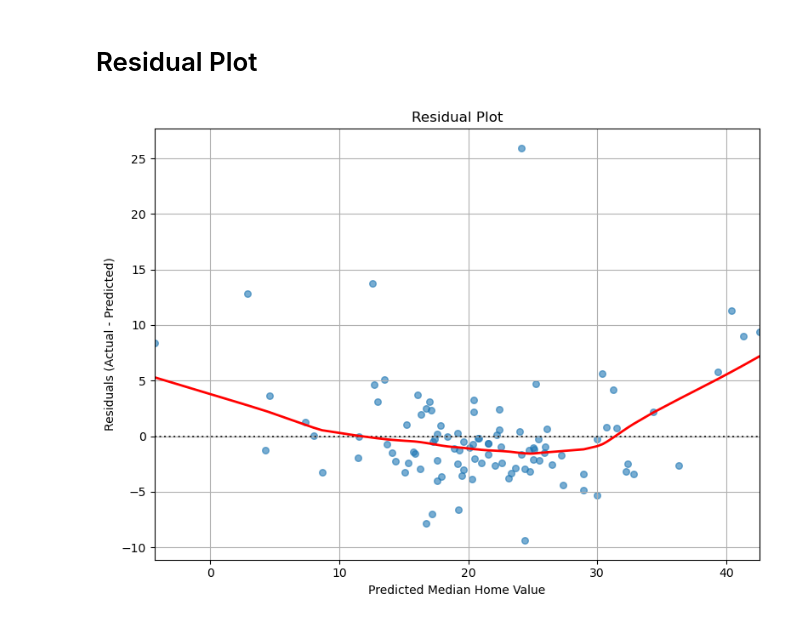
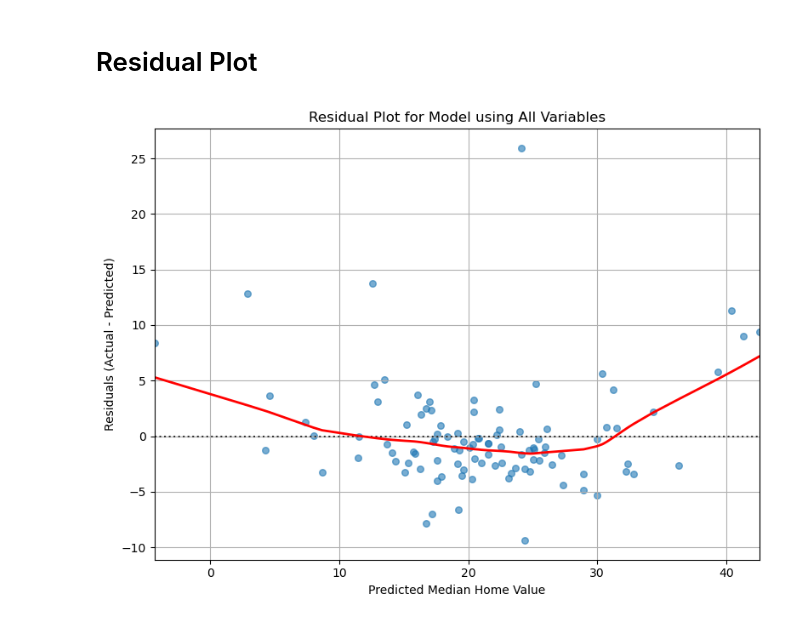
Before and after one commit to yzhao2433/LoanDelinquencyProject, a Jupyter notebook: HW1.ipynb, the cells around one changed output. Saved outputs shown, nothing was run; the diff lists cells and outputs as text; code cells hidden in the pictures.

```diff
--- a/HW1.ipynb
+++ b/HW1.ipynb
@@ -623,17 +634,17 @@ plt.show()
 # %%
 residuals = y_test - y_pred
 plt.figure(figsize=(8,6))
 sns.residplot(x=y_pred, y=residuals, lowess=True,
               scatter_kws={'alpha': 0.6, 's': 30},
               line_kws={'color': 'red', 'lw': 2})
 plt.xlabel("Predicted Median Home Value")
 plt.ylabel("Residuals (Actual - Predicted)")
-plt.title("Residual Plot")
+plt.title("Residual Plot for Model using All Variables")
 plt.grid(True)
 plt.tight_layout()
 plt.show()
 # %% [output]
-[figure, old version]
+[figure, new version]
 # %%
 residuals_r = y_test_r - y_pred_reducded
 plt.figure(figsize=(8,6))
```
Also changed, not shown: parts of 5 cells of this notebook.
